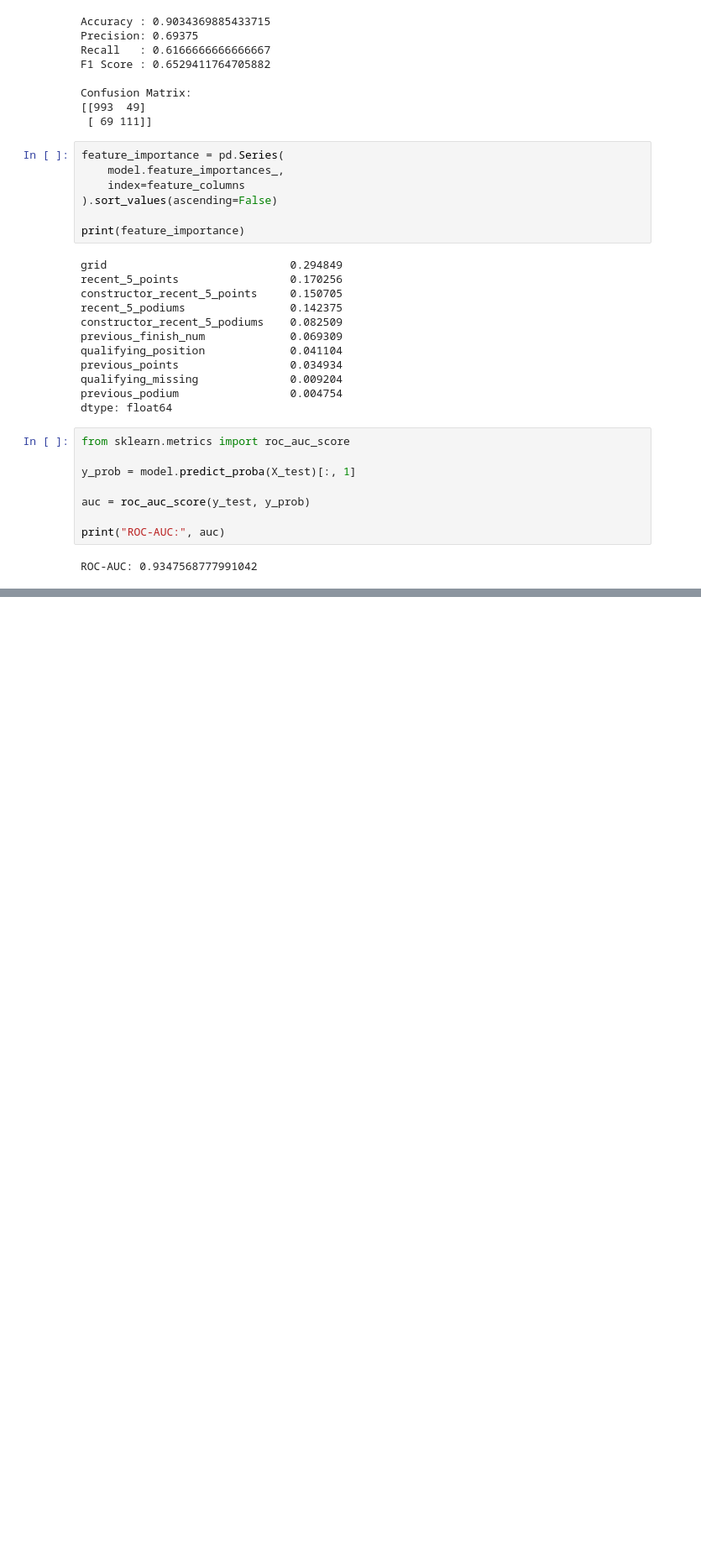
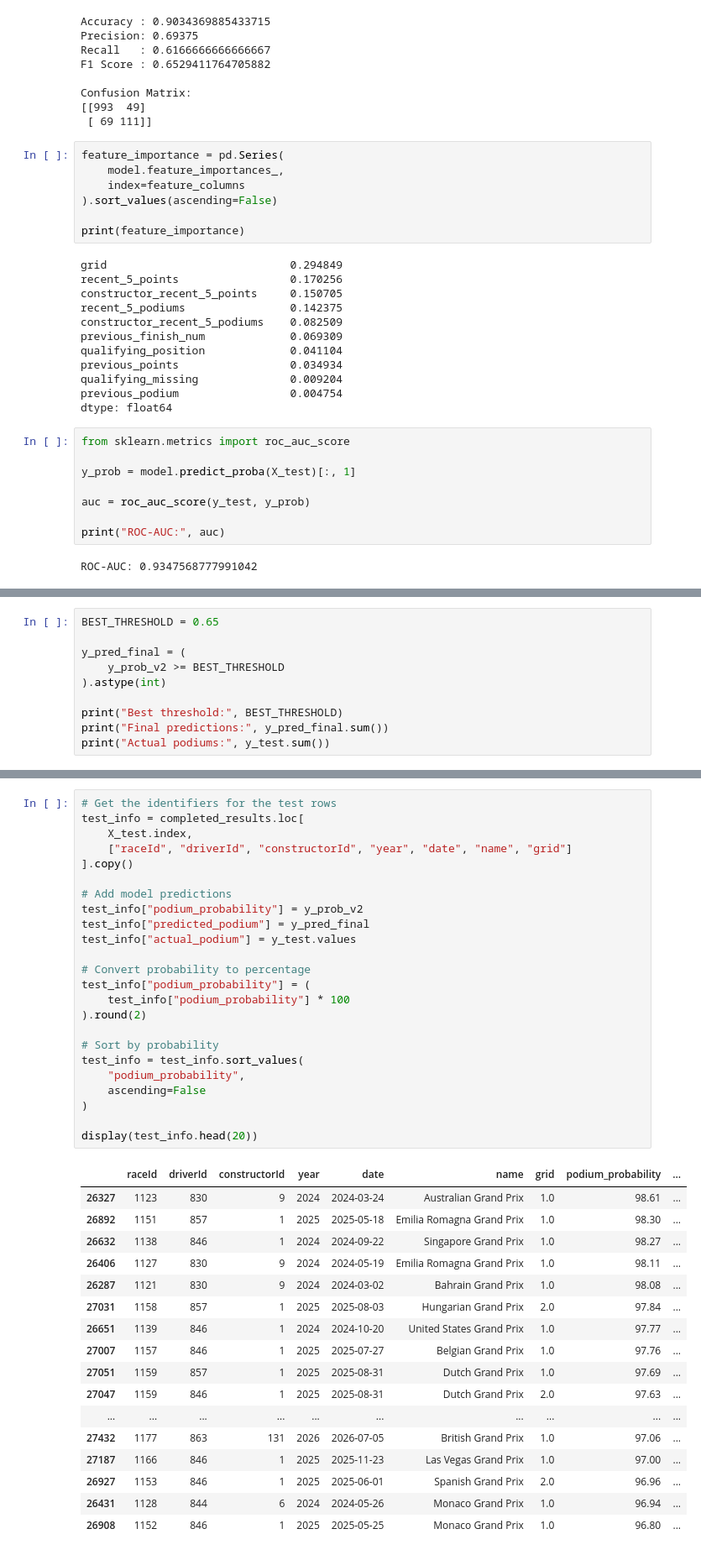
Before and after one commit to dharanish721/F1-Race-Predictor, a Jupyter notebook: notebooks/01_f1_data_exploration.ipynb, the cells around one changed output, grey strips where cells are left out. Shown at 84% size. Drawn from its saved outputs; the diff is of its cells as text; blank space fills up the shorter version.

```diff
--- a/notebooks/01_f1_data_exploration.ipynb
+++ b/notebooks/01_f1_data_exploration.ipynb
@@ -2491,0 +2631,10 @@ ROC-AUC: 0.9347568777991042
+# %%
+BEST_THRESHOLD = 0.65
+
+y_pred_final = (
+    y_prob_v2 >= BEST_THRESHOLD
+).astype(int)
+
+print("Best threshold:", BEST_THRESHOLD)
+print("Final predictions:", y_pred_final.sum())
+print("Actual podiums:", y_test.sum())
@@ -2491,0 +2882,42 @@ ROC-AUC: 0.9347568777991042
+# %%
+# Get the identifiers for the test rows
+test_info = completed_results.loc[
+    X_test.index,
+    ["raceId", "driverId", "constructorId", "year", "date", "name", "grid"]
+].copy()
+
+# Add model predictions
+test_info["podium_probability"] = y_prob_v2
+test_info["predicted_podium"] = y_pred_final
+test_info["actual_podium"] = y_test.values
+
+# Convert probability to percentage
+test_info["podium_probability"] = (
+    test_info["podium_probability"] * 100
+).round(2)
+
+# Sort by probability
+test_info = test_info.sort_values(
+    "podium_probability",
+    ascending=False
+)
+
+display(test_info.head(20))
+# %% [output]
+|  | raceId | driverId | constructorId | year | date | name | grid | podium_probability | ... |
+| 26327 | 1123 | 830 | 9 | 2024 | 2024-03-24 | Australian Grand Prix | 1.0 | 98.61 | ... |
+| 26892 | 1151 | 857 | 1 | 2025 | 2025-05-18 | Emilia Romagna Grand Prix | 1.0 | 98.30 | ... |
+| 26632 | 1138 | 846 | 1 | 2024 | 2024-09-22 | Singapore Grand Prix | 1.0 | 98.27 | ... |
+| 26406 | 1127 | 830 | 9 | 2024 | 2024-05-19 | Emilia Romagna Grand Prix | 1.0 | 98.11 | ... |
+| 26287 | 1121 | 830 | 9 | 2024 | 2024-03-02 | Bahrain Grand Prix | 1.0 | 98.08 | ... |
+| 27031 | 1158 | 857 | 1 | 2025 | 2025-08-03 | Hungarian Grand Prix | 2.0 | 97.84 | ... |
+| 26651 | 1139 | 846 | 1 | 2024 | 2024-10-20 | United States Grand Prix | 1.0 | 97.77 | ... |
+| 27007 | 1157 | 846 | 1 | 2025 | 2025-07-27 | Belgian Grand Prix | 1.0 | 97.76 | ... |
+| 27051 | 1159 | 857 | 1 | 2025 | 2025-08-31 | Dutch Grand Prix | 1.0 | 97.69 | ... |
+| 27047 | 1159 | 846 | 1 | 2025 | 2025-08-31 | Dutch Grand Prix | 2.0 | 97.63 | ... |
+| ... | ... | ... | ... | ... | ... | ... | ... | ... | ... |
+| 27432 | 1177 | 863 | 131 | 2026 | 2026-07-05 | British Grand Prix | 1.0 | 97.06 | ... |
+| 27187 | 1166 | 846 | 1 | 2025 | 2025-11-23 | Las Vegas Grand Prix | 1.0 | 97.00 | ... |
+| 26927 | 1153 | 846 | 1 | 2025 | 2025-06-01 | Spanish Grand Prix | 2.0 | 96.96 | ... |
+| 26431 | 1128 | 844 | 6 | 2024 | 2024-05-26 | Monaco Grand Prix | 1.0 | 96.94 | ... |
+| 26908 | 1152 | 846 | 1 | 2025 | 2025-05-25 | Monaco Grand Prix | 1.0 | 96.80 | ... |
```
Also changed, not shown: parts of 116 cells of this notebook, 10 other files.
